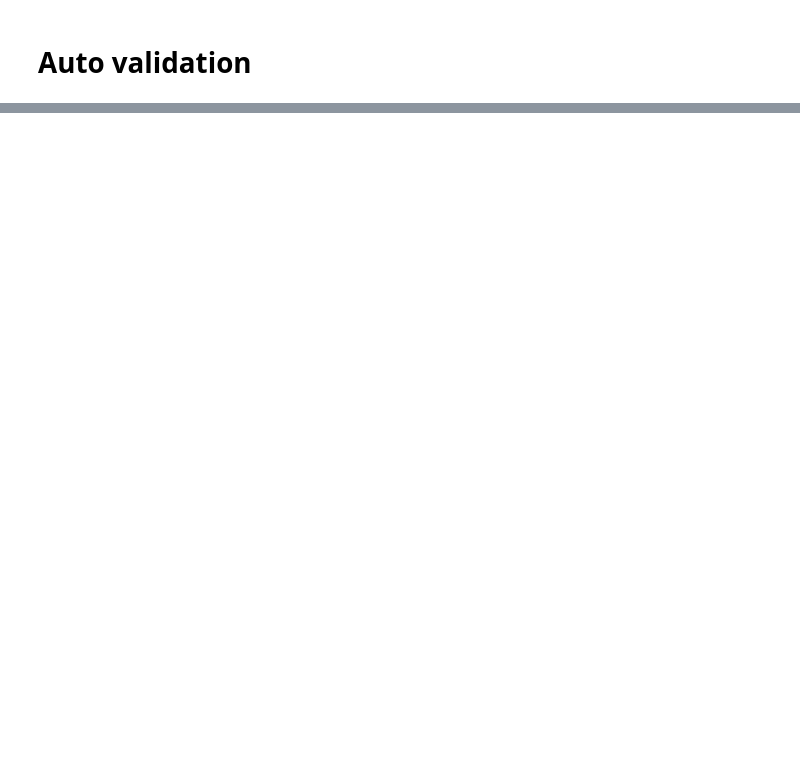
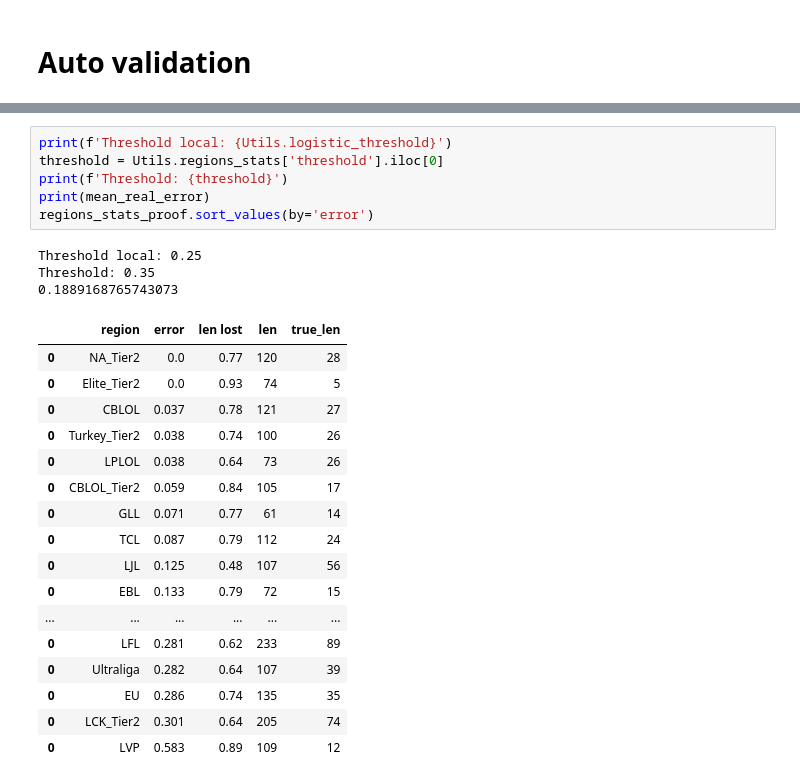
Before and after one commit to giuliano0s/league-bets-public, a Jupyter notebook: validation.ipynb, the cells around one changed output, grey strips where cells are left out. Drawn from its saved outputs; the diff is of its cells as text; blank space fills up the shorter version.

```diff
--- a/validation.ipynb
+++ b/validation.ipynb
@@ -148,0 +205,27 @@ no data names on: ['zekja']
+# %%
+print(f'Threshold local: {Utils.logistic_threshold}')
+threshold = Utils.regions_stats['threshold'].iloc[0]
+print(f'Threshold: {threshold}')
+print(mean_real_error)
+regions_stats_proof.sort_values(by='error')
+# %% [output]
+Threshold local: 0.25
+Threshold: 0.35
+0.1889168765743073
+|  | region | error | len lost | len | true_len |
+| 0 | NA_Tier2 | 0.0 | 0.77 | 120 | 28 |
+| 0 | Elite_Tier2 | 0.0 | 0.93 | 74 | 5 |
+| 0 | CBLOL | 0.037 | 0.78 | 121 | 27 |
+| 0 | Turkey_Tier2 | 0.038 | 0.74 | 100 | 26 |
+| 0 | LPLOL | 0.038 | 0.64 | 73 | 26 |
+| 0 | CBLOL_Tier2 | 0.059 | 0.84 | 105 | 17 |
+| 0 | GLL | 0.071 | 0.77 | 61 | 14 |
+| 0 | TCL | 0.087 | 0.79 | 112 | 24 |
+| 0 | LJL | 0.125 | 0.48 | 107 | 56 |
+| 0 | EBL | 0.133 | 0.79 | 72 | 15 |
+| ... | ... | ... | ... | ... | ... |
+| 0 | LFL | 0.281 | 0.62 | 233 | 89 |
+| 0 | Ultraliga | 0.282 | 0.64 | 107 | 39 |
+| 0 | EU | 0.286 | 0.74 | 135 | 35 |
+| 0 | LCK_Tier2 | 0.301 | 0.64 | 205 | 74 |
+| 0 | LVP | 0.583 | 0.89 | 109 | 12 |
```
Also changed, not shown: parts of 23 cells of this notebook, 16 other files.
